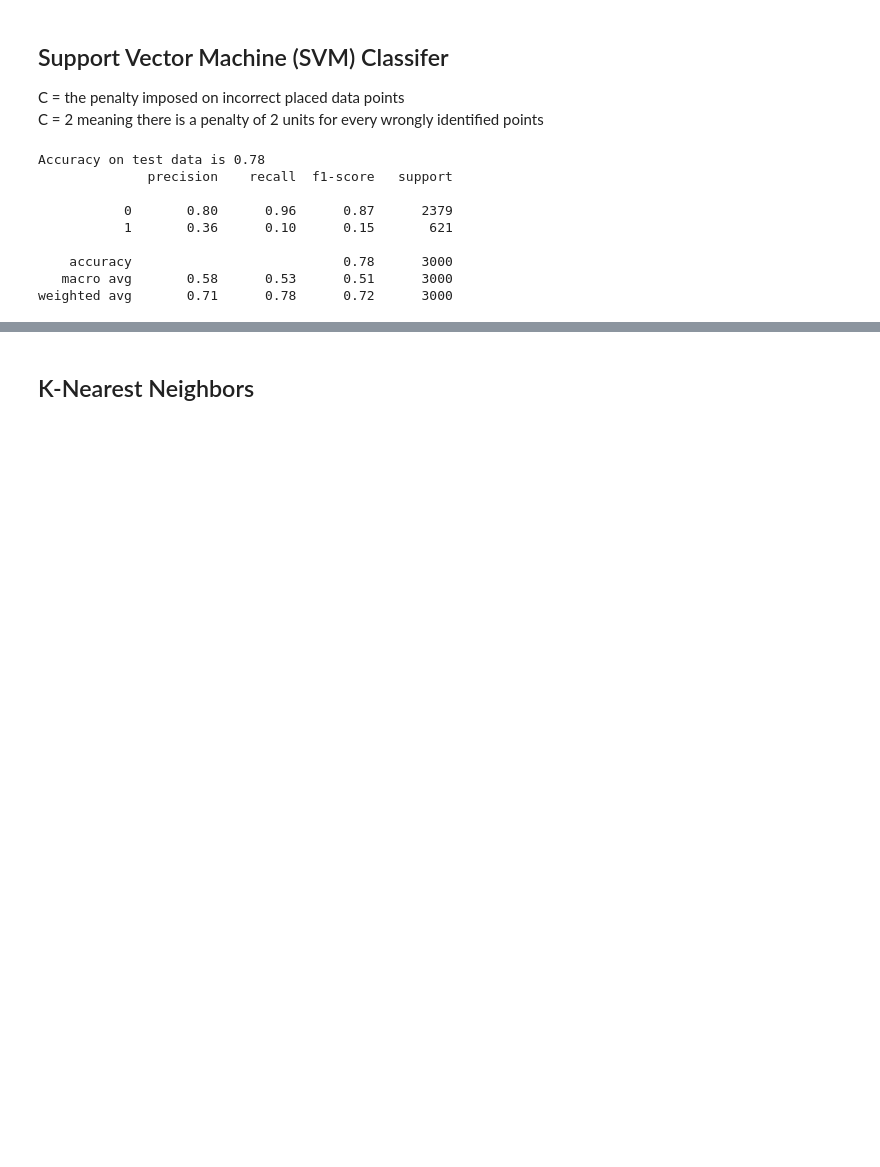
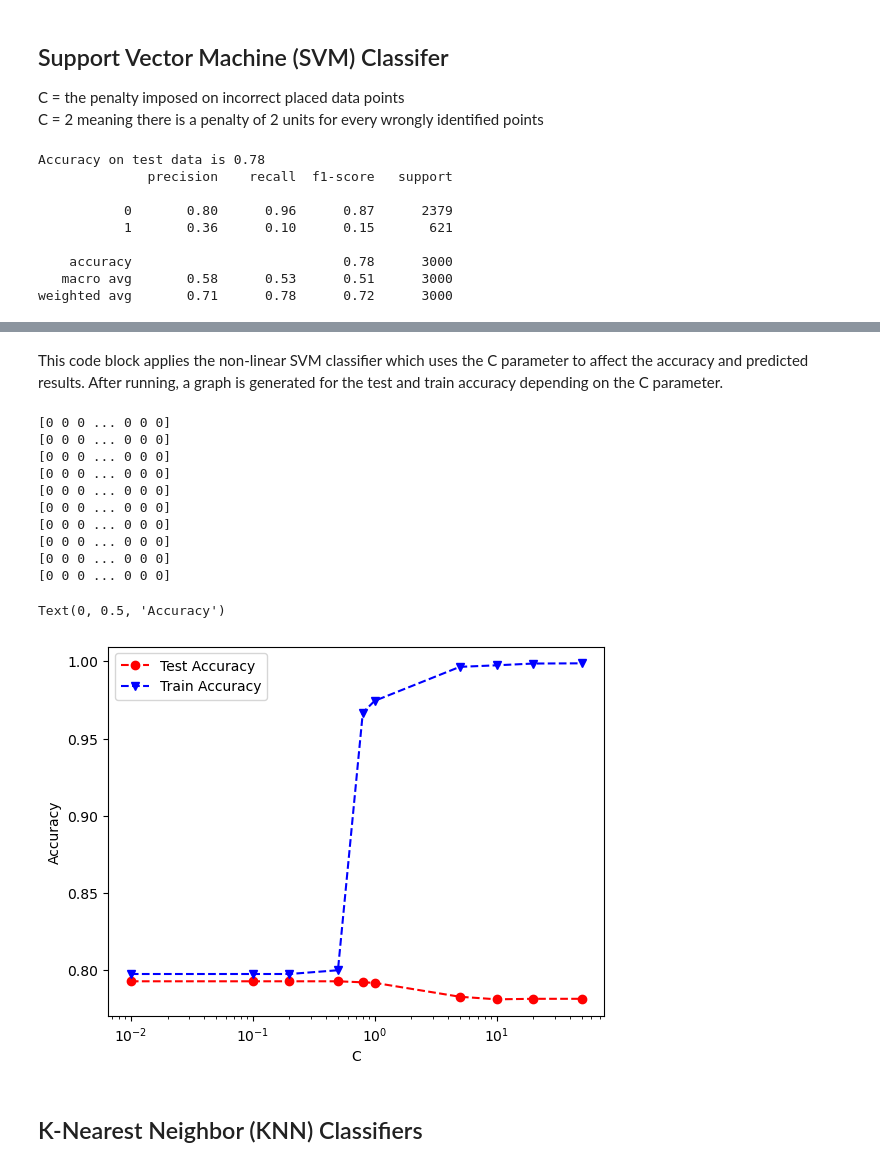
Before and after one commit to OtaSteven/CSC177_Proj, a Jupyter notebook: Classification/classification.ipynb, the cells around one changed output, grey strips where cells are left out. Saved outputs shown, nothing was run; the diff lists cells and outputs as text; code cells hidden in the pictures; blank space fills up the shorter version.

```diff
--- a/Classification/classification.ipynb
+++ b/Classification/classification.ipynb
@@ -247,2 +260,41 @@ weighted avg       0.71      0.78      0.72      3000
+# %% [markdown]
+This code block applies the non-linear SVM classifier which uses the C parameter to affect the accuracy and predicted results. After running, a graph is generated for the test and train accuracy depending on the C parameter.
+# %%
+from sklearn.svm import SVC
+svc = SVC()
+
+C = [0.01, 0.1, 0.2, 0.5, 0.8, 1, 5, 10, 20, 50]
+
+
+SVMLtestAcc = []
+SVMLtrainAcc = []
+
+for param in C:
+    clf = SVC(C=param,kernel='rbf',gamma='auto')
+    clf.fit(x_train,y_train)
+    svml_pred = clf.predict(x_test)
+    svml_pred_train = clf.predict(x_train)
+    print(svml_pred)
+    SVMLtestAcc.append(accuracy_score(y_test, svml_pred))
+    SVMLtrainAcc.append(accuracy_score(y_train,svml_pred_train))
+
+plt.plot(C, SVMLtestAcc,'ro--', C,SVMLtrainAcc,'bv--')
+plt.legend(['Test Accuracy','Train Accuracy'])
+plt.xlabel('C')
+plt.xscale('log')
+plt.ylabel('Accuracy')
+# %% [output]
+[0 0 0 ... 0 0 0]
+[0 0 0 ... 0 0 0]
+[0 0 0 ... 0 0 0]
+[0 0 0 ... 0 0 0]
+[0 0 0 ... 0 0 0]
+[0 0 0 ... 0 0 0]
+[0 0 0 ... 0 0 0]
+[0 0 0 ... 0 0 0]
+[0 0 0 ... 0 0 0]
+[0 0 0 ... 0 0 0]
+Text(0, 0.5, 'Accuracy')
+[figure, added]
 # %% [markdown]
-## K-Nearest Neighbors
+## K-Nearest Neighbor (KNN) Classifiers
```
Also changed, not shown: parts of 13 cells of this notebook.
